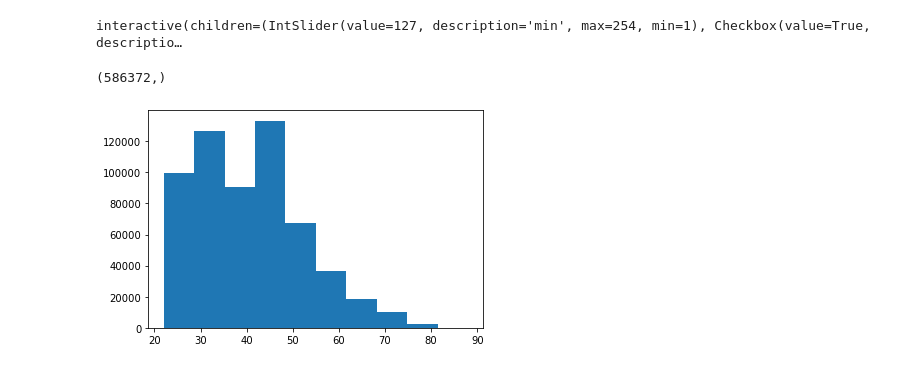
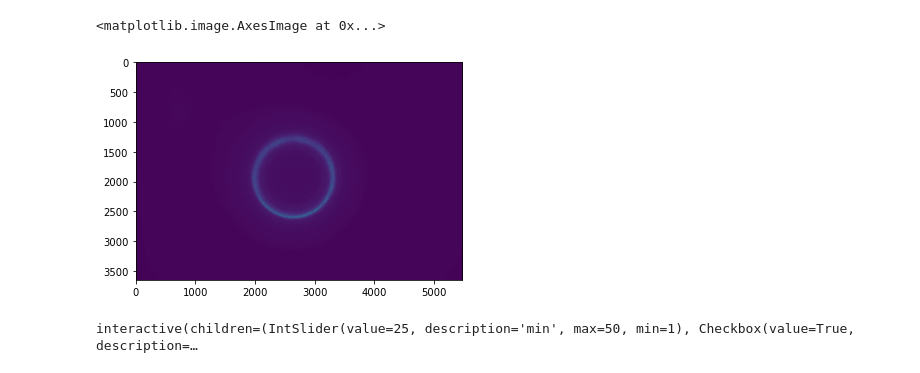
Before and after one commit to ZacharyTu42/FRD-Test, a Jupyter notebook: Circle Finder.ipynb, the cells around one changed output. Drawn from its saved outputs; the diff is of its cells as text; code cells hidden in the pictures.

```diff
--- a/Circle Finder.ipynb
+++ b/Circle Finder.ipynb
@@ -25,5 +26,10 @@ plt.imshow(processedimg, cmap='gray')
+# %%
+plt.imshow(image)
+# %% [output]
+<matplotlib.image.AxesImage at 0x...>
+[figure, added]
 # %%
-def circlefinder(min, plot=True):
+def circlefinderplot(min, plot=True):
     # Binarizes Image
     img = cv2.threshold(image, min, 189, cv2.THRESH_BINARY)[1]
     # Detects the contours on the binary image using cv2.CHAIN_APPROX_NONE and extracts the outer and inner contours of annulus
@@ -58,13 +64,16 @@ def circlefinder(min, plot=True):
             ax.add_artist(circle)
 
         ax.imshow(output, cmap='gray')
+        plt.plot(cx, cy, marker='o', markersize=10, color='red')
+        plt.plot(y, x, marker='x', markersize=30)
     else:
         pass
     # Function outputs center of mass coordinates and radii
+    print(cx, cy)
     return cx, cy, radii
 
-w = interactive(circlefinder, min=(1,254,1)) # Interactive slider to change minimum intensity threshold
+w = interactive(circlefinderplot, min=(1,50,1)) # Interactive slider to change minimum intensity threshold
 display(w)
 # %% [output]
-interactive(children=(IntSlider(value=127, description='min', max=254, min=1), Checkbox(value=True, descriptio…
+interactive(children=(IntSlider(value=25, description='min', max=50, min=1), Checkbox(value=True, description=…
 # %%
@@ -116,8 +108,0 @@ cy = np.around(sum(cy)/2)
-# %%
-np.shape(lst_intensities[0])
-# %% [output]
-(586372,)
-# %%
-plt.hist(lst_intensities[0]);
-# %% [output]
-[figure, removed]
```
Also changed, not shown: parts of 30 cells of this notebook.
